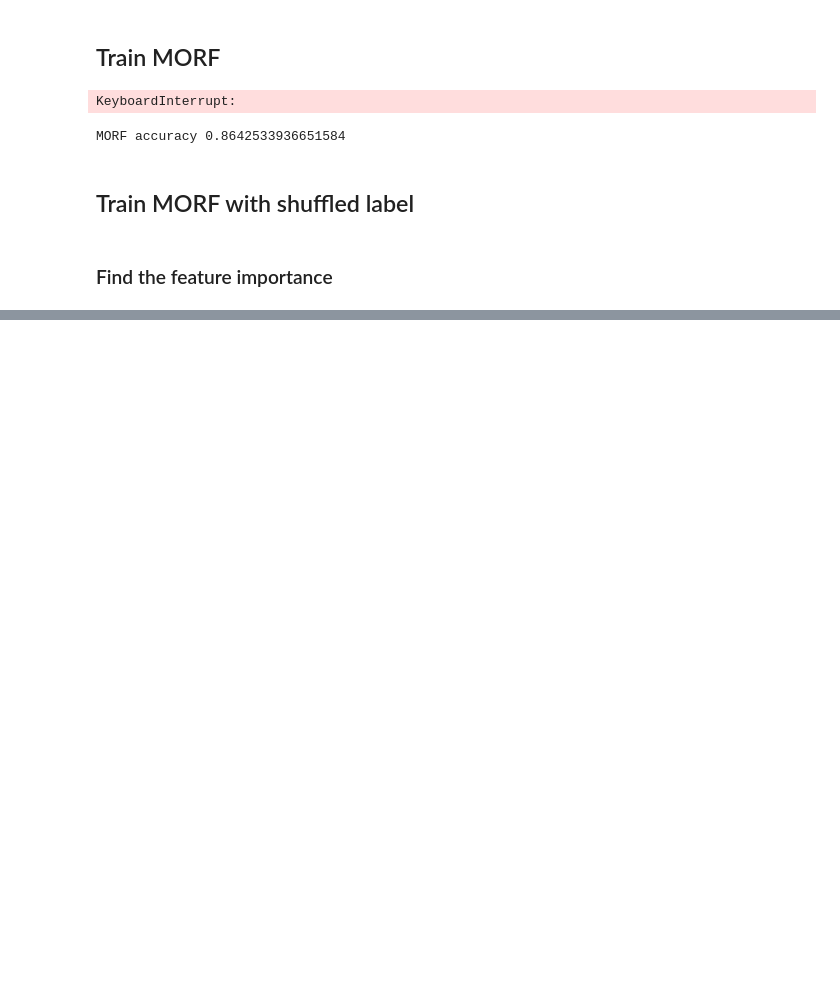
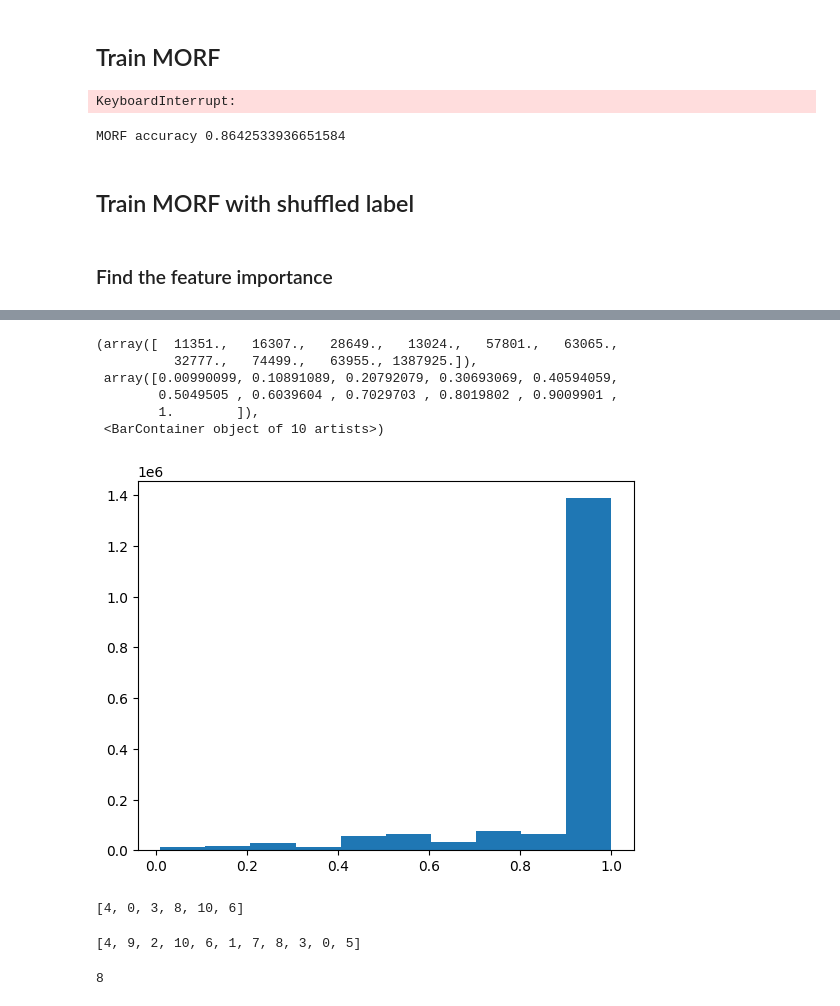
Before and after one commit to neurodata/sex_classification, a Jupyter notebook: March13_2024.ipynb, the cells around one changed output, grey strips where cells are left out. Saved outputs shown, nothing was run; the diff lists cells and outputs as text; code cells hidden in the pictures; blank space fills up the shorter version.

```diff
--- a/March13_2024.ipynb
+++ b/March13_2024.ipynb
@@ -185,0 +210,29 @@ feature_imp = np.array(feature_imp)
+# %%
+reps = 100
+
+r = ss.rankdata(
+            np.mean(feature_imp[:total_models],axis=0), method='max'
+        )
+r_0 = ss.rankdata(
+            np.mean(feature_imp[total_models:],axis=0), method='max'
+        )
+
+stat = (r_0 - r)
+
+count = np.zeros(len(feature_imp[0]))
+for _ in tqdm(range(reps)):
+    idx = list(range(2*total_models))
+    random.shuffle(idx)
+
+    r1 = ss.rankdata(
+                np.mean(feature_imp[idx[:total_models]],axis=0), method='max'
+            )
+    r1_0 = ss.rankdata(
+                np.mean(feature_imp[idx[total_models:]],axis=0), method='max'
+            )
+
+    stat1 = (r1_0 - r1)
+
+    count += (stat1>=stat)*1
+
+p_val = (1 + count)/(1+reps)
@@ -253,0 +349,10 @@ nb.save(img, 'feature_imp_rank.nii')
+# %%
+plt.hist(p_val)
+# %% [output]
+(array([  11351.,   16307.,   28649.,   13024.,   57801.,   63065.,
+          32777.,   74499.,   63955., 1387925.]),
+ array([0.00990099, 0.10891089, 0.20792079, 0.30693069, 0.40594059,
+        0.5049505 , 0.6039604 , 0.7029703 , 0.8019802 , 0.9009901 ,
+        1.        ]),
+ <BarContainer object of 10 artists>)
+[figure, added]
@@ -253,0 +367,12 @@ nb.save(img, 'feature_imp_rank.nii')
+# %%
+y_
+# %% [output]
+[4, 0, 3, 8, 10, 6]
+# %%
+y
+# %% [output]
+[4, 9, 2, 10, 6, 1, 7, 8, 3, 0, 5]
+# %%
+int(len(y)*0.8)
+# %% [output]
+8
```
Also changed, not shown: parts of 27 cells of this notebook, 8 other files.
